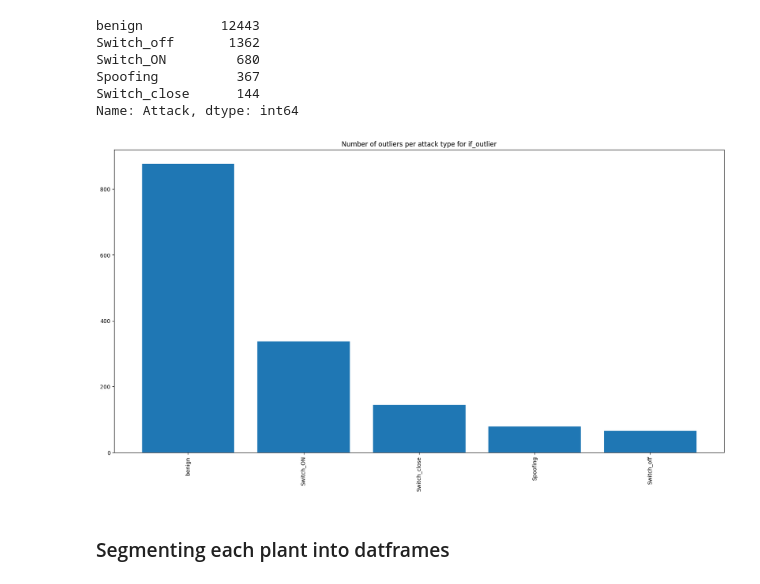
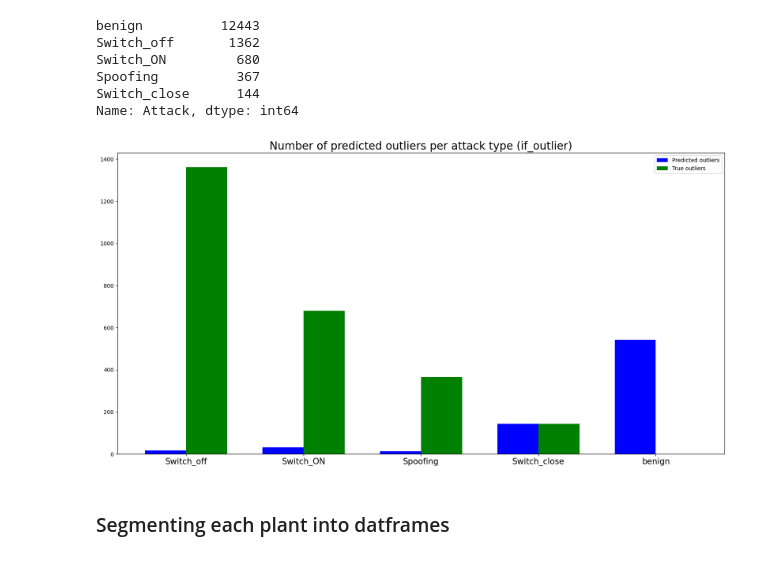
Before and after one commit to Coartix/MLsecu, a Jupyter notebook: MLsecuProject.ipynb, the cells around one changed output. Cells and saved outputs as stored; diff of their text form; code cells hidden in the pictures.

```diff
--- a/MLsecuProject.ipynb
+++ b/MLsecuProject.ipynb
@@ -224,23 +248,35 @@ Switch_ON         680
 Spoofing          367
 Switch_close      144
 Name: Attack, dtype: int64
-# %%
-import matplotlib.pyplot as plt
-# Visualize outliers from df_analysis
-def visualize_outliers(df, col_name):
-    # Get the outliers
-    outliers = df[df[col_name] == 1]
-
-    # Plot bar chart with attacks on the x-axis and the number of outliers on the y-axis
-    plt.figure(figsize=(20, 10))
-    plt.bar(outliers['Attack'].value_counts().index, outliers['Attack'].value_counts().values)
-    plt.xticks(rotation=90)
-    plt.title(f"Number of outliers per attack type for {col_name}")
-    plt.show()
-
-visualize_outliers(df_analysis, 'if_outlier')
-# %% [output]
-[figure, removed]
+# %%
+import matplotlib.pyplot as plt
+def visualize_outliers(df, col_name):
+    outliers = df[(df[col_name] == 1)]
+    outliers_true = df[(df['Label'] == 1)]
+
+    plt.figure(figsize=(20, 10))
+    width = 0.35
+
+    # Sort the data by the number of "True outliers" in descending order
+    outliers_true_counts = outliers_true['Attack'].value_counts()
+    outliers_counts = outliers['Attack'].value_counts()
+
+    # Add the 'benign' attack type to the outliers_true_counts Series with value of 0
+    outliers_true_counts['benign'] = 0
+    # Reorder the outliers_counts Series to match the order of outliers_true_counts
+    outliers_counts = outliers_counts[outliers_true_counts.index]
+
+    plt.bar([x for x in range(len(outliers_counts))], outliers_counts.values, color='blue', label='Predicted outliers', width=width)
+    plt.bar([x + width for x in range(len(outliers_true_counts))], outliers_true_counts.values, color='green', label='True outliers', width=width)
+
+    plt.xticks([x + width/2 for x in range(len(outliers_true_counts))], outliers_true_counts.index, fontsize=15)
+
+    plt.title(f"Number of predicted outliers per attack type ({col_name})", fontsize=20)
+    plt.legend()
+
+visualize_outliers(df_analysis, 'if_outlier')
+# %% [output]
+[figure, added]
 # %% [markdown]
 ### Segmenting each plant into datframes
 # %%
```
Also changed, not shown: parts of 21 cells of this notebook.
